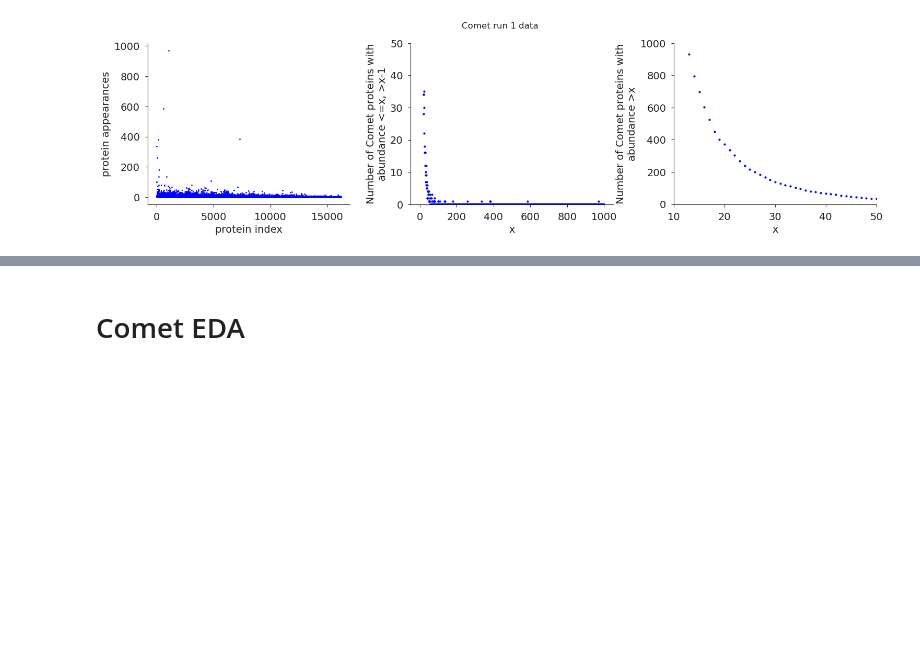
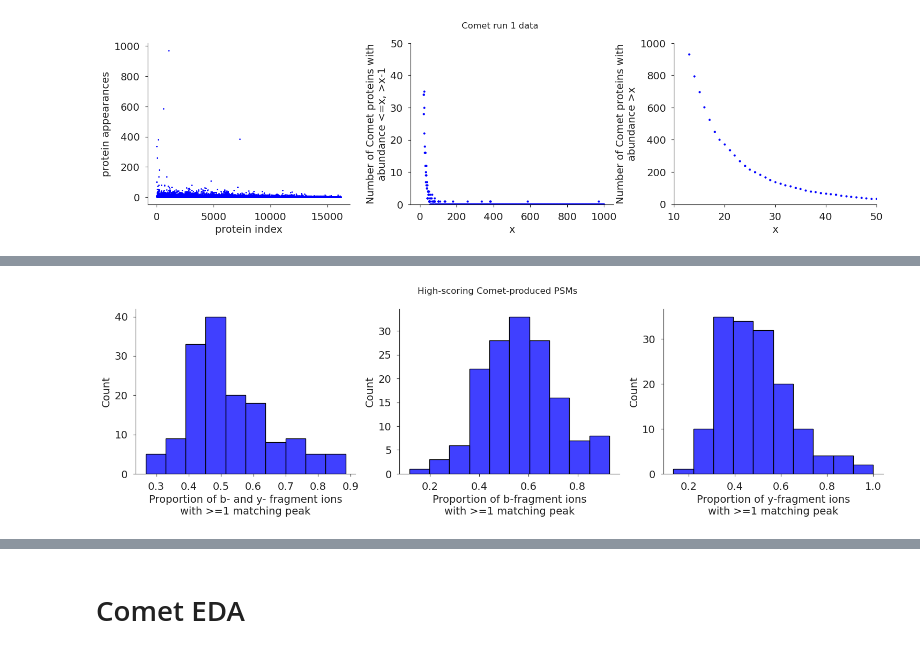
Before and after one commit to ryanlayerlab/hypedsearch, a Jupyter notebook: notebooks/experiment-development.ipynb, the cells around one changed output, grey strips where cells are left out. Saved outputs shown, nothing was run; the diff lists cells and outputs as text; code cells hidden in the pictures; blank space fills up the shorter version.

```diff
--- a/notebooks/experiment-development.ipynb
+++ b/notebooks/experiment-development.ipynb
@@ -84,8 +133,8 @@ from src.utils import decompress_and_unpickle
 
 # path = "results/TESTING_db_timing_os=MAC_charges=[1, 2, 3]_queryKmerSize=15_numRepeats=1/10.pkl"
 # path = "results/TESTING_db_timing_os=MAC_charges=[1, 2, 3]_queryKmerSize=15_numRepeats=3/10.pkl"
-path = "results/TESTING_db_timing_os=MAC_charges=[1, 2, 3]_queryKmerSize=15_numRepeats=10/10.pkl"
-x = decompress_and_unpickle(path)
+output_dir = "results/TESTING_db_timing_os=MAC_charges=[1, 2, 3]_queryKmerSize=15_numRepeats=10/10.pkl"
+x = decompress_and_unpickle(output_dir)
 x.params
 x.df
 # %% [output]
@@ -411,0 +345,81 @@ decompress_and_unpickle(file_path=path)
+# %%
+# Also see scripts/analyze_comet_psms.py
+
+tmp = "results/high_scoring_comet_psms_ppmTol=10_peakFilter=0"
+# tmp = "results/comet_psms_ppmTol=10_peakFilter=0"
+output_dir = Path(tmp)
+
+# Get proportions of fragment ions with a peak match
+props = []
+b_props = []
+y_props = []
+results = []
+for path in list(output_dir.glob("*.pkl")):
+    psm = decompress_and_unpickle(path)
+
+    # Get proportion of b-ions and y-ions with a match
+    num_b_ions, num_y_ions = 0, 0
+    num_b_matches, num_y_matches = 0, 0
+    for key, value in psm.psm.num_peaks_matching_product_ion.items():
+        if key[1] == "b":
+            num_b_ions += 1
+            if value > 0:
+                num_b_matches += 1
+        if key[1] == "y":
+            num_y_ions += 1
+            if value > 0:
+                num_y_matches += 1
+        # break
+    prop = psm.psm.num_product_ions_with_match / psm.psm.num_product_ions
+    b_prop = num_b_matches/num_b_ions
+    y_prop = num_y_matches/num_y_ions
+    props.append(prop)
+    b_props.append(b_prop)
+    y_props.append(y_prop)
+
+    results.append([psm, prop, b_prop, y_prop])    # break
+
+
+_, axs = fig_setup(1, 3)
+ax = axs[0]
+_=sns.histplot(
+    props,
+    bins=10,
+    # kde=True,
+    color="blue",
+    edgecolor="black",
+    ax=ax,
+)
+set_title_axes_labels(ax=ax, ylabel="Count", xlabel="Proportion of b- and y- fragment ions\nwith >=1 matching peak")
+# finalize(axs)
+
+# _, axs = fig_setup()
+ax = axs[1]
+_=sns.histplot(
+    b_props,
+    bins=10,
+    # kde=True,
+    color="blue",
+    edgecolor="black",
+    ax=ax,
+)
+set_title_axes_labels(ax=ax, ylabel="Count", xlabel="Proportion of b-fragment ions\nwith >=1 matching peak")
+# finalize(axs)
+
+# _, axs = fig_setup()
+ax = axs[2]
+_=sns.histplot(
+    y_props,
+    bins=10,
+    # kde=True,
+    color="blue",
+    edgecolor="black",
+    ax=ax,
+)
+set_title_axes_labels(ax=ax, ylabel="Count", xlabel="Proportion of y-fragment ions\nwith >=1 matching peak")
+finalize(axs)
+plt.suptitle("High-scoring Comet-produced PSMs")
+# props
+# b_props
+# y_props
+# %% [output]
@@ -411,0 +427 @@ decompress_and_unpickle(file_path=path)
+[figure, added]
```
Also changed, not shown: parts of 53 cells of this notebook, 15 other files.
